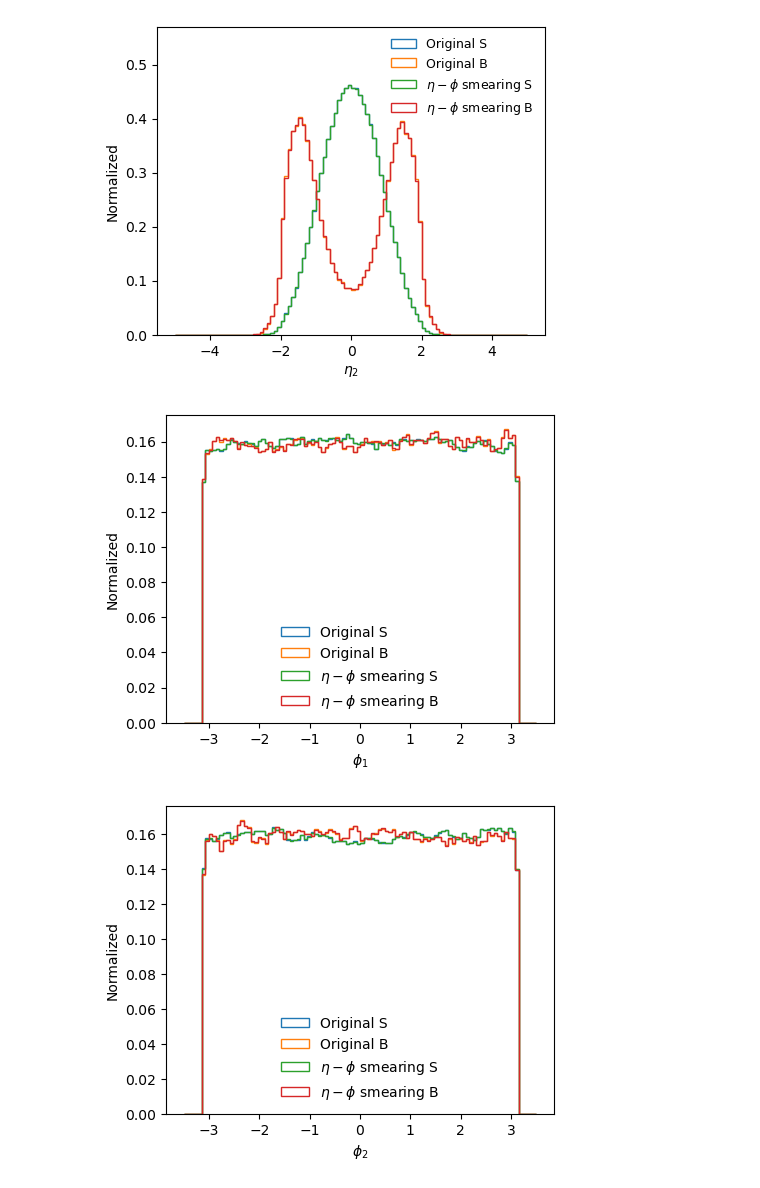
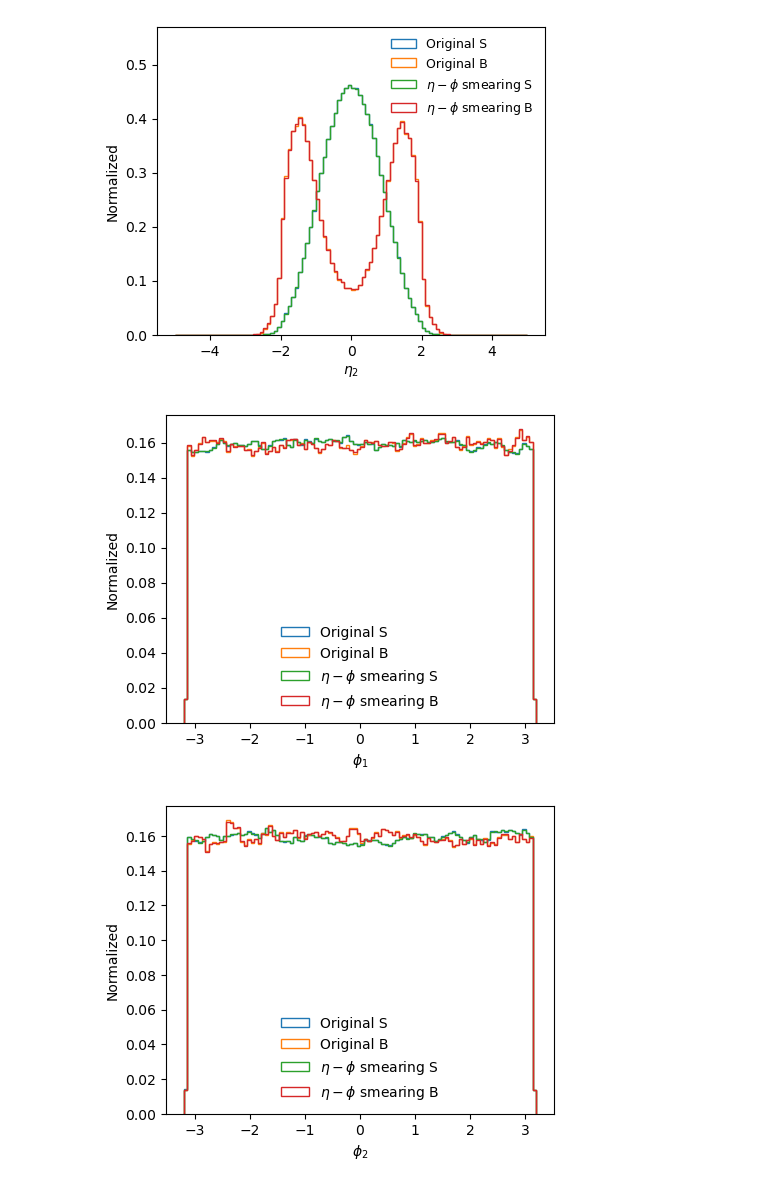
Before and after one commit to r10222035/data_augmentation, a Jupyter notebook: Sample/physical_augmentation_h5.ipynb, the cells around one changed output. Drawn from its saved outputs; the diff is of its cells as text; code cells hidden in the pictures.

Commit message:
Code: Re-process samples and make more plots

```diff
--- a/Sample/physical_augmentation_h5.ipynb
+++ b/Sample/physical_augmentation_h5.ipynb
@@ -73,8 +73,8 @@ eta_phi_smearing(origin_file, output_path, n=1)
 # %%
 for i in range(11):
 
-    origin_file = f'./HVmodel/data/DA/mix_sample_{i:.1f}.h5'
-    output_path = f'./HVmodel/data/DA/mix_sample_{i:.1f}_aug_1.h5'
+    origin_file = f'./HVmodel/data/new/mix_sample_{i:.1f}.h5'
+    output_path = f'./HVmodel/data/new/mix_sample_{i:.1f}_aug_1.h5'
 
     eta_phi_smearing(origin_file, output_path, n=1)
 # %% [output]
@@ -130,13 +92,13 @@ for i in range(11):
 # %% [markdown]
 # Plot
 # %%
-with h5py.File('./HVmodel/data/DA/signal.h5', 'r') as f:
+with h5py.File('./HVmodel/data/new/signal.h5', 'r') as f:
     M1, M2 = f['J1/MASK'][:], f['J2/MASK'][:]
 
     pt1_s = np.concatenate([row[:M1[i].sum()] for i, row in enumerate(f['J1/pt'][:])])
     pt2_s = np.concatenate([row[:M2[i].sum()] for i, row in enumerate(f['J2/pt'][:])])
 
-with h5py.File('./HVmodel/data/DA/background.h5', 'r') as f:
+with h5py.File('./HVmodel/data/new/background_03.h5', 'r') as f:
     M1, M2 = f['J1/MASK'][:], f['J2/MASK'][:]
 
     pt1_b = np.concatenate([row[:M1[i].sum()] for i, row in enumerate(f['J1/pt'][:])])
@@ -160,22 +122,22 @@ plt.show()
 # %% [output]
 [figure]
 # %%
-with h5py.File('./HVmodel/data/DA/signal.h5', 'r') as f:
+with h5py.File('./HVmodel/data/new/signal.h5', 'r') as f:
     M1, M2 = f['J1/MASK'][:], f['J2/MASK'][:]
     eta1_ori_s = np.concatenate([row[:M1[i].sum()] for i, row in enumerate(f['J1/eta'][:])])
     eta2_ori_s = np.concatenate([row[:M2[i].sum()] for i, row in enumerate(f['J2/eta'][:])])
 
-with h5py.File('./HVmodel/data/DA/signal_aug_1.h5', 'r') as f:
+with h5py.File('./HVmodel/data/new/signal_aug_1.h5', 'r') as f:
     M1, M2 = f['J1/MASK'][:], f['J2/MASK'][:]
     eta1_aug_s = np.concatenate([row[:M1[i].sum()] for i, row in enumerate(f['J1/eta'][:])])
     eta2_aug_s = np.concatenate([row[:M2[i].sum()] for i, row in enumerate(f['J2/eta'][:])])
 
-with h5py.File('./HVmodel/data/DA/background.h5', 'r') as f:
+with h5py.File('./HVmodel/data/new/background_03.h5', 'r') as f:
     M1, M2 = f['J1/MASK'][:], f['J2/MASK'][:]
     eta1_ori_b = np.concatenate([row[:M1[i].sum()] for i, row in enumerate(f['J1/eta'][:])])
     eta2_ori_b = np.concatenate([row[:M2[i].sum()] for i, row in enumerate(f['J2/eta'][:])])
 
-with h5py.File('./HVmodel/data/DA/background_aug_1.h5', 'r') as f:
+with h5py.File('./HVmodel/data/new/background_aug_1.h5', 'r') as f:
     M1, M2 = f['J1/MASK'][:], f['J2/MASK'][:]
     eta1_aug_b = np.concatenate([row[:M1[i].sum()] for i, row in enumerate(f['J1/eta'][:])])
     eta2_aug_b = np.concatenate([row[:M2[i].sum()] for i, row in enumerate(f['J2/eta'][:])])
@@ -215,57 +177,57 @@ plt.show()
 [figure]
 [figure]
 # %%
-with h5py.File('./HVmodel/data/DA/signal.h5', 'r') as f:
+with h5py.File('./HVmodel/data/new/signal.h5', 'r') as f:
     M1, M2 = f['J1/MASK'][:], f['J2/MASK'][:]
     phi1_ori_s = np.concatenate([row[:M1[i].sum()] for i, row in enumerate(f['J1/phi'][:])])
     phi2_ori_s = np.concatenate([row[:M2[i].sum()] for i, row in enumerate(f['J2/phi'][:])])
 
-with h5py.File('./HVmodel/data/DA/signal_aug_1.h5', 'r') as f:
+with h5py.File('./HVmodel/data/new/signal_aug_1.h5', 'r') as f:
     M1, M2 = f['J1/MASK'][:], f['J2/MASK'][:]
     phi1_aug_s = np.concatenate([row[:M1[i].sum()] for i, row in enumerate(f['J1/phi'][:])])
     phi2_aug_s = np.concatenate([row[:M2[i].sum()] for i, row in enumerate(f['J2/phi'][:])])
 
-with h5py.File('./HVmodel/data/DA/background.h5', 'r') as f:
+with h5py.File('./HVmodel/data/new/background_03.h5', 'r') as f:
     M1, M2 = f['J1/MASK'][:], f['J2/MASK'][:]
     phi1_ori_b = np.concatenate([row[:M1[i].sum()] for i, row in enumerate(f['J1/phi'][:])])
     phi2_ori_b = np.concatenate([row[:M2[i].sum()] for i, row in enumerate(f['J2/phi'][:])])
 
-with h5py.File('./HVmodel/data/DA/background_aug_1.h5', 'r') as f:
+with h5py.File('./HVmodel/data/new/background_aug_1.h5', 'r') as f:
     M1, M2 = f['J1/MASK'][:], f['J2/MASK'][:]
     phi1_aug_b = np.concatenate([row[:M1[i].sum()] for i, row in enumerate(f['J1/phi'][:])])
     phi2_aug_b = np.concatenate([row[:M2[i].sum()] for i, row in enumerate(f['J2/phi'][:])])
 # %%
 fig, ax = plt.subplots(1,1, figsize=(5,4))
 
-ax.hist(phi1_ori_s, bins=100, range=(-3.5, 3.5), histtype='step', label='Original S', density=True)
-ax.hist(phi1_ori_b, bins=100, range=(-3.5, 3.5), histtype='step', label='Original B', density=True)
-ax.hist(phi1_aug_s, bins=100, range=(-3.5, 3.5), histtype='step', label='$\eta - \phi$ smearing S', density=True)
-ax.hist(phi1_aug_b, bins=100, range=(-3.5, 3.5), histtype='step', label='$\eta - \phi$ smearing B', density=True)
+ax.hist(phi1_ori_s, bins=100, range=(-3.2, 3.2), histtype='step', label='Original S', density=True)
+ax.hist(phi1_ori_b, bins=100, range=(-3.2, 3.2), histtype='step', label='Original B', density=True)
+ax.hist(phi1_aug_s, bins=100, range=(-3.2, 3.2), histtype='step', label='$\eta - \phi$ smearing S', density=True)
+ax.hist(phi1_aug_b, bins=100, range=(-3.2, 3.2), histtype='step', label='$\eta - \phi$ smearing B', density=True)
 
 ax.legend()
 ax.set_xlabel('$\phi_1$')
 ax.set_ylabel('Normalized')
-# ax.set_ylim(0, 0.25)
+
 ax.legend(frameon=False, loc='lower center')
 
 plt.savefig('../figures/hv_model_phi1_distribution_eta_phi_smearing.pdf', dpi=300, facecolor='White', bbox_inches='tight')
 plt.show()
 
 fig, ax = plt.subplots(1,1, figsize=(5,4))
 
-ax.hist(phi2_ori_s, bins=100, range=(-3.5, 3.5), histtype='step', label='Original S', density=True)
-ax.hist(phi2_ori_b, bins=100, range=(-3.5, 3.5), histtype='step', label='Original B', density=True)
-ax.hist(phi2_aug_s, bins=100, range=(-3.5, 3.5), histtype='step', label='$\eta - \phi$ smearing S', density=True)
-ax.hist(phi2_aug_b, bins=100, range=(-3.5, 3.5), histtype='step', label='$\eta - \phi$ smearing B', density=True)
+ax.hist(phi2_ori_s, bins=100, range=(-3.2, 3.2), histtype='step', label='Original S', density=True)
+ax.hist(phi2_ori_b, bins=100, range=(-3.2, 3.2), histtype='step', label='Original B', density=True)
+ax.hist(phi2_aug_s, bins=100, range=(-3.2, 3.2), histtype='step', label='$\eta - \phi$ smearing S', density=True)
+ax.hist(phi2_aug_b, bins=100, range=(-3.2, 3.2), histtype='step', label='$\eta - \phi$ smearing B', density=True)
 
 ax.legend()
 ax.set_xlabel('$\phi_2$')
 ax.set_ylabel('Normalized')
-# ax.set_ylim(0, 0.25)
+
 ax.legend(frameon=False, loc='lower center')
 
 plt.savefig('../figures/hv_model_phi2_distribution_eta_phi_smearing.pdf', dpi=300, facecolor='White', bbox_inches='tight')
 plt.show()
 # %% [output]
-[figure, old version]
+[figure, new version]
-[figure, old version]
+[figure, new version]
```
Also changed, not shown: parts of 5 cells of this notebook, 14 other files.
